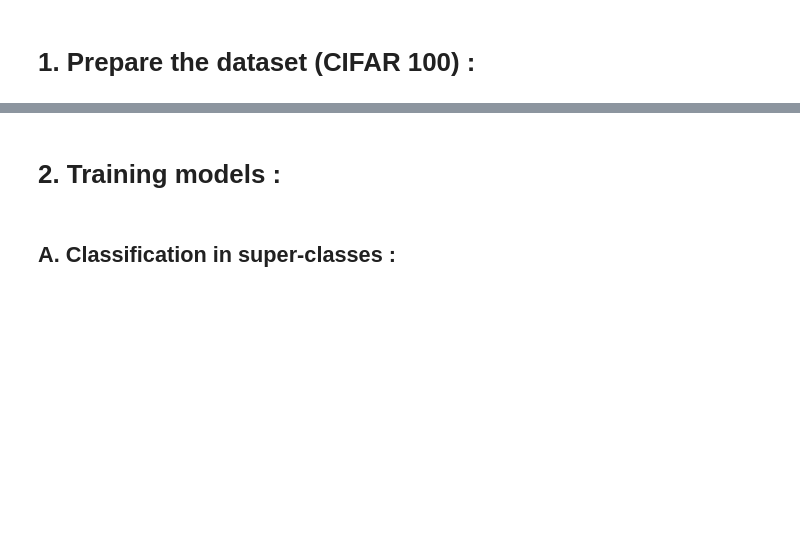
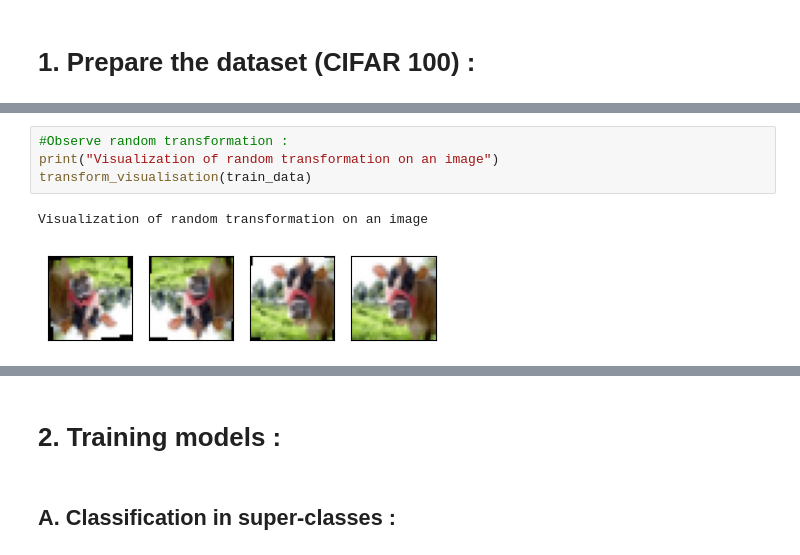
Before and after one commit to VincentCsNv/SPARKS, a Jupyter notebook: Classification_CIFAR/classif_main.ipynb, the cells around one changed output, grey strips where cells are left out. Saved outputs shown, nothing was run; the diff lists cells and outputs as text; blank space fills up the shorter version.

```diff
--- a/Classification_CIFAR/classif_main.ipynb
+++ b/Classification_CIFAR/classif_main.ipynb
@@ -183,0 +197,7 @@ plt.show()
+# %%
+#Observe random transformation :
+print("Visualization of random transformation on an image")
+transform_visualisation(train_data)
+# %% [output]
+Visualization of random transformation on an image
+[figure, added]
```
Also changed, not shown: parts of 19 cells of this notebook.
